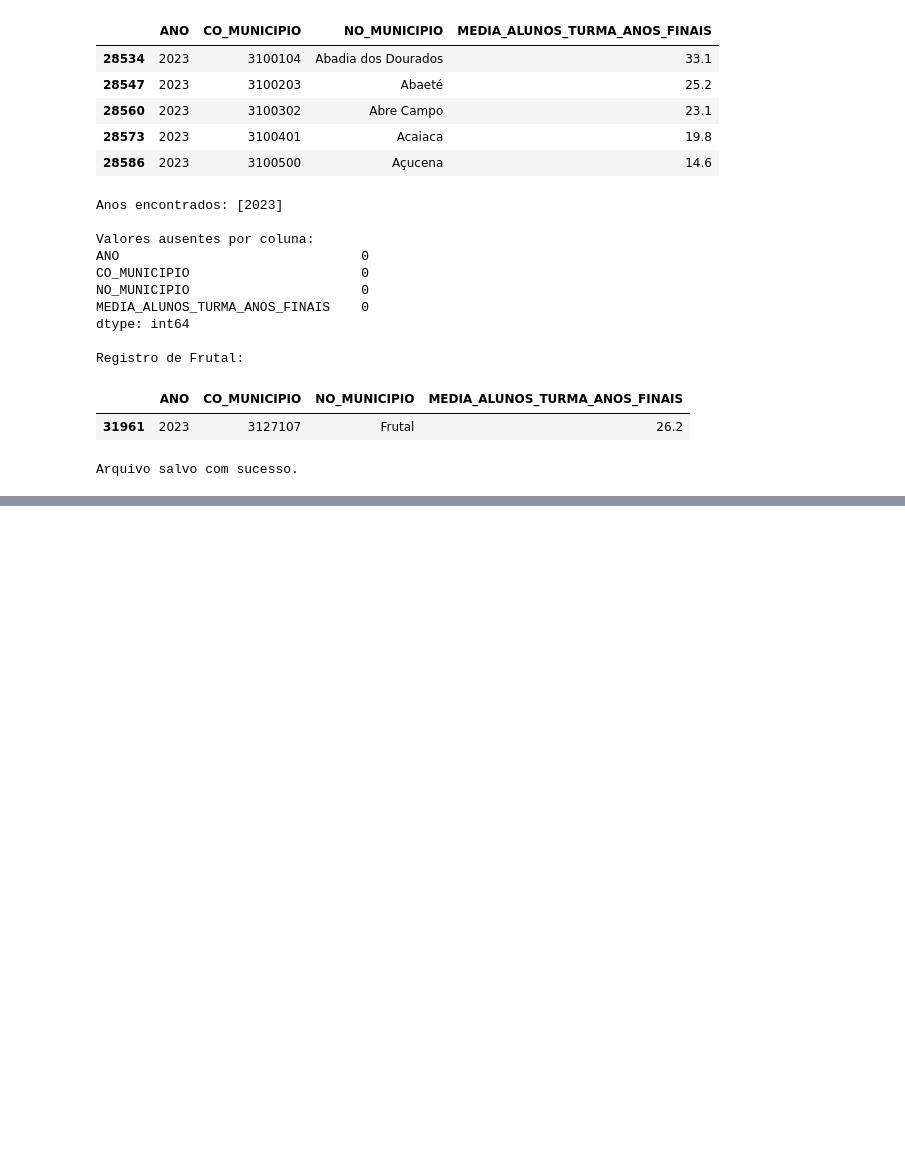
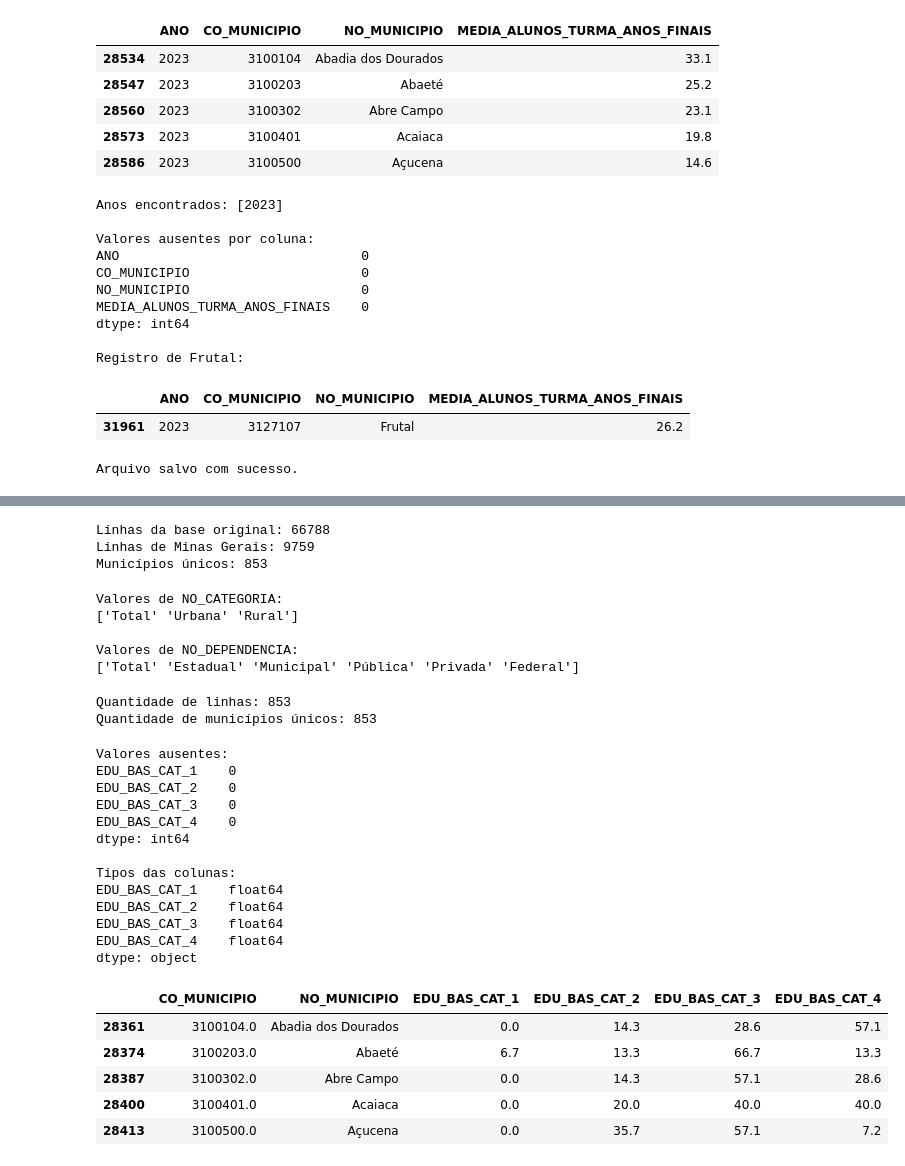
Before and after one commit to RaniellyPatricia/predicao-abandono-escolar-mg, a Jupyter notebook: notebooks/01_coleta_e_descricao.ipynb, the cells around one changed output, grey strips where cells are left out. Drawn from its saved outputs; the diff is of its cells as text; code cells hidden in the pictures; blank space fills up the shorter version.

```diff
--- a/notebooks/01_coleta_e_descricao.ipynb
+++ b/notebooks/01_coleta_e_descricao.ipynb
@@ -697,0 +762,78 @@ files.download("mat_mg_2023_tratado.csv")
+# %%
+df_rcd_tratado = df_rcd[
+    df_rcd["SG_UF"] == "MG"
+].copy()
+
+print("Linhas da base original:", len(df_rcd))
+print("Linhas de Minas Gerais:", len(df_rcd_tratado))
+print(
+    "Municípios únicos:",
+    df_rcd_tratado["CO_MUNICIPIO"].nunique()
+)
+# %% [output]
+Linhas da base original: 66788
+Linhas de Minas Gerais: 9759
+Municípios únicos: 853
+# %%
+print("Valores de NO_CATEGORIA:")
+print(df_rcd_tratado["NO_CATEGORIA"].dropna().unique())
+
+print("\nValores de NO_DEPENDENCIA:")
+print(df_rcd_tratado["NO_DEPENDENCIA"].dropna().unique())
+# %% [output]
+Valores de NO_CATEGORIA:
+['Total' 'Urbana' 'Rural']
+
+Valores de NO_DEPENDENCIA:
+['Total' 'Estadual' 'Municipal' 'Pública' 'Privada' 'Federal']
+# %%
+df_rcd_tratado = df_rcd_tratado[
+    (df_rcd_tratado["NO_CATEGORIA"] == "Total") &
+    (df_rcd_tratado["NO_DEPENDENCIA"] == "Pública")
+].copy()
+
+print("Quantidade de linhas:", len(df_rcd_tratado))
+print(
+    "Quantidade de municípios únicos:",
+    df_rcd_tratado["CO_MUNICIPIO"].nunique()
+)
+# %% [output]
+Quantidade de linhas: 853
+Quantidade de municípios únicos: 853
+# %%
+colunas_rcd = [
+    "EDU_BAS_CAT_1",
+    "EDU_BAS_CAT_2",
+    "EDU_BAS_CAT_3",
+    "EDU_BAS_CAT_4"
+]
+
+print("Valores ausentes:")
+print(df_rcd_tratado[colunas_rcd].isna().sum())
+
+print("\nTipos das colunas:")
+print(df_rcd_tratado[colunas_rcd].dtypes)
+
+df_rcd_tratado[
+    ["CO_MUNICIPIO", "NO_MUNICIPIO"] + colunas_rcd
+].head()
+# %% [output]
+Valores ausentes:
+EDU_BAS_CAT_1    0
+EDU_BAS_CAT_2    0
+EDU_BAS_CAT_3    0
+EDU_BAS_CAT_4    0
+dtype: int64
+
+Tipos das colunas:
+EDU_BAS_CAT_1    float64
+EDU_BAS_CAT_2    float64
+EDU_BAS_CAT_3    float64
+EDU_BAS_CAT_4    float64
+dtype: object
+|  | CO_MUNICIPIO | NO_MUNICIPIO | EDU_BAS_CAT_1 | EDU_BAS_CAT_2 | EDU_BAS_CAT_3 | EDU_BAS_CAT_4 |
+| 28361 | 3100104.0 | Abadia dos Dourados | 0.0 | 14.3 | 28.6 | 57.1 |
+| 28374 | 3100203.0 | Abaeté | 6.7 | 13.3 | 66.7 | 13.3 |
+| 28387 | 3100302.0 | Abre Campo | 0.0 | 14.3 | 57.1 | 28.6 |
+| 28400 | 3100401.0 | Acaiaca | 0.0 | 20.0 | 40.0 | 40.0 |
+| 28413 | 3100500.0 | Açucena | 0.0 | 35.7 | 57.1 | 7.2 |
```
Also changed, not shown: parts of 9 cells of this notebook.
